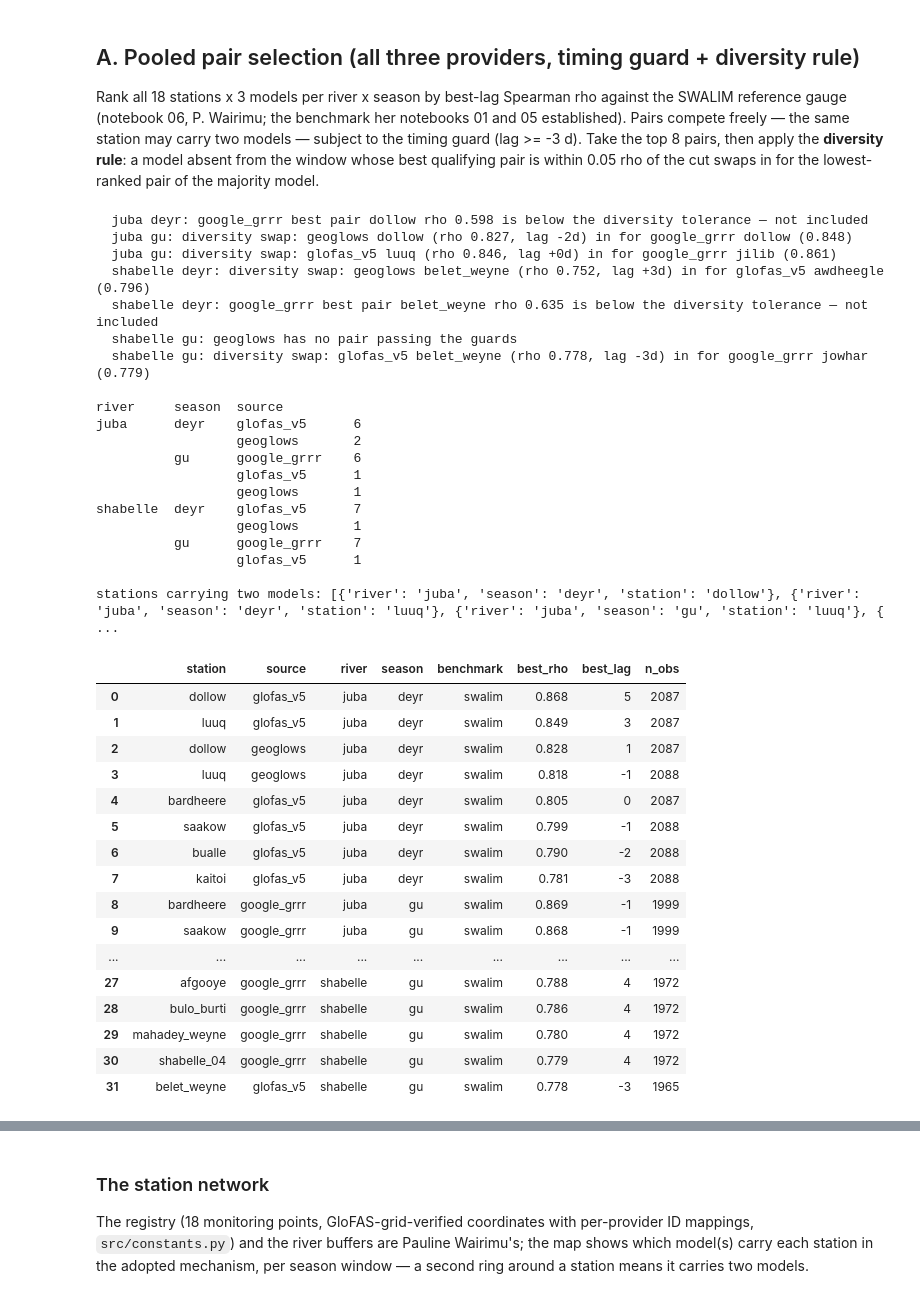
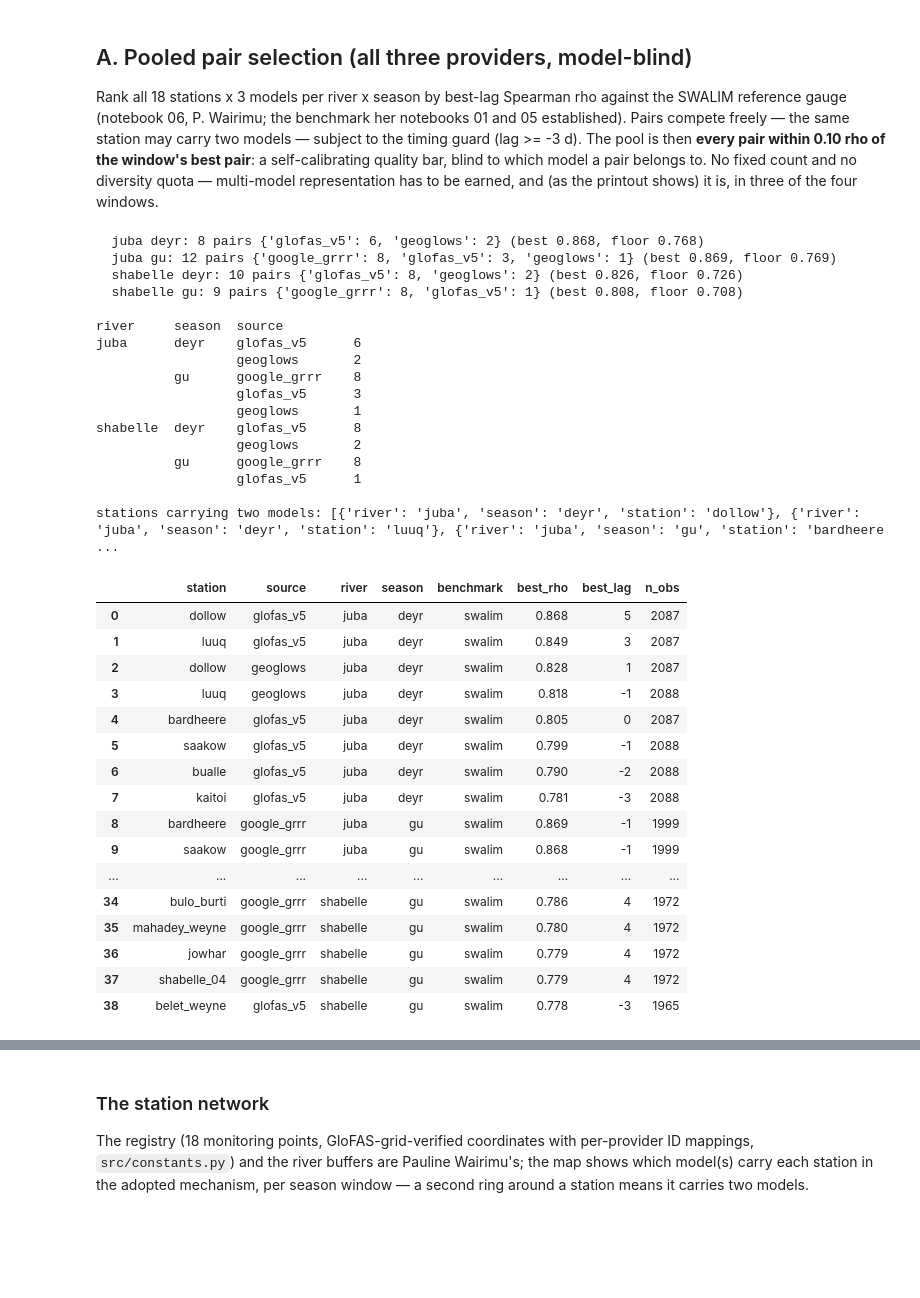
Before and after one commit to OCHA-DAP/ds-aa-som-floods, a Jupyter notebook: analysis/11_multisource_trigger.ipynb, the cells around one changed output, grey strips where cells are left out. Drawn from its saved outputs; the diff is of its cells as text; code cells hidden in the pictures; blank space fills up the shorter version.

```diff
--- a/analysis/11_multisource_trigger.ipynb
+++ b/analysis/11_multisource_trigger.ipynb
@@ -94,9 +96,8 @@ N_YEARS = YEARS[1] - YEARS[0] + 1
 YRS = set(range(YEARS[0], YEARS[1] + 1))
 RP_LEVELS = [3, 4, 5, 6]     # per-pair threshold grid (RP3+ rule, nb08)
 MIN_RHO = 0.5
-TOP_N = 8                    # pairs per river x season
 LAG_GUARD = -3               # pairs trailing the gauge by more are excluded
-DIV_TOL = 0.05               # diversity rule: absent model within this of the cut
+REL_TOL = 0.10               # pool = every pair within this of the window's best
 ACTION_MAX_LEAD = 6          # GloFAS "day" labels / GRRR leads (nb10 convention)
 READY_LEADS = (7, 12)
 GAUGE_BM = {"shabelle": "swalim_belet_weyne", "juba": "swalim_luuq"}
@@ -123,15 +124,16 @@ def bench_years(river, season, col="flood_3yr"):
 def basin_bench(river, col):
     return bench_years(river, "gu", col) | bench_years(river, "deyr", col)
 # %% [markdown]
-## A. Pooled pair selection (all three providers, timing guard + diversity rule)
+## A. Pooled pair selection (all three providers, model-blind)
 
 Rank all 18 stations x 3 models per river x season by best-lag Spearman rho
 against the SWALIM reference gauge (notebook 06, P. Wairimu; the benchmark
 her notebooks 01 and 05 established). Pairs compete freely — the same
 station may carry two models — subject to the timing guard (lag >= -3 d).
-Take the top 8 pairs, then apply the **diversity rule**: a model absent from
-the window whose best qualifying pair is within 0.05 rho of the cut swaps in
-for the lowest-ranked pair of the majority model.
+The pool is then **every pair within 0.10 rho of the window's best pair**:
+a self-calibrating quality bar, blind to which model a pair belongs to. No
+fixed count and no diversity quota — multi-model representation has to be
+earned, and (as the printout shows) it is, in three of the four windows.
 # %%
 cand = corr[(corr.benchmark == "swalim") & (corr.best_lag >= LAG_GUARD)
             & (corr.best_rho >= MIN_RHO)].copy()
@@ -139,77 +141,56 @@ cand = corr[(corr.benchmark == "swalim") & (corr.best_lag >= LAG_GUARD)
 sel_parts = []
 for (river, season), g in cand.groupby(["river", "season"]):
     g = g.sort_values("best_rho", ascending=False)
-    picked = g.head(TOP_N).copy()
-    for src in SOURCES:
-        if src in picked.source.values:
-            continue
-        best_pair = g[g.source == src].head(1)
-        if not len(best_pair):
-            print(f"  {river} {season}: {src} has no pair passing the guards")
-            continue
-        if best_pair.best_rho.iloc[0] >= picked.best_rho.min() - DIV_TOL:
-            # drop the lowest-ranked pair of the most-represented model
-            counts = picked.source.value_counts()
-            majority = counts.idxmax()
-            drop_idx = picked[picked.source == majority].best_rho.idxmin()
-            dropped = picked.loc[drop_idx]
-            picked = pd.concat([picked.drop(index=drop_idx), best_pair])
-            print(f"  {river} {season}: diversity swap: {src} "
-                  f"{best_pair.station.iloc[0]} (rho {best_pair.best_rho.iloc[0]:.3f}, "
-                  f"lag {int(best_pair.best_lag.iloc[0]):+d}d) in for {dropped.source} "
-                  f"{dropped.station} ({dropped.best_rho:.3f})")
-        else:
-            print(f"  {river} {season}: {src} best pair "
-                  f"{best_pair.station.iloc[0]} rho {best_pair.best_rho.iloc[0]:.3f} "
-                  f"is below the diversity tolerance — not included")
-    sel_parts.append(picked)
+    pool = g[g.best_rho >= g.best_rho.max() - REL_TOL]
+    sel_parts.append(pool)
+    print(f"  {river} {season}: {len(pool)} pairs "
+          f"{pool.source.value_counts().to_dict()} "
+          f"(best {pool.best_rho.max():.3f}, floor {pool.best_rho.max() - REL_TOL:.3f})")
 sel = (pd.concat(sel_parts)
        .sort_values(["river", "season", "best_rho"], ascending=[1, 1, 0])
        .reset_index(drop=True))
+POOL_SIZE = {k: len(v) for k, v in sel.groupby(["river", "season"])}
 print()
 print(sel.groupby(["river", "season"]).source.value_counts().to_string())
 dup = sel.groupby(["river", "season", "station"]).size()
 print("\nstations carrying two models:",
       dup[dup > 1].reset_index()[["river", "season", "station"]].to_dict("records"))
 sel
 # %% [output]
-  juba deyr: google_grrr best pair dollow rho 0.598 is below the diversity tolerance — not included
-  juba gu: diversity swap: geoglows dollow (rho 0.827, lag -2d) in for google_grrr dollow (0.848)
-  juba gu: diversity swap: glofas_v5 luuq (rho 0.846, lag +0d) in for google_grrr jilib (0.861)
-  shabelle deyr: diversity swap: geoglows belet_weyne (rho 0.752, lag +3d) in for glofas_v5 awdheegle (0.796)
-  shabelle deyr: google_grrr best pair belet_weyne rho 0.635 is below the diversity tolerance — not included
-  shabelle gu: geoglows has no pair passing the guards
-  shabelle gu: diversity swap: glofas_v5 belet_weyne (rho 0.778, lag -3d) in for google_grrr jowhar (0.779)
+  juba deyr: 8 pairs {'glofas_v5': 6, 'geoglows': 2} (best 0.868, floor 0.768)
+  juba gu: 12 pairs {'google_grrr': 8, 'glofas_v5': 3, 'geoglows': 1} (best 0.869, floor 0.769)
+  shabelle deyr: 10 pairs {'glofas_v5': 8, 'geoglows': 2} (best 0.826, floor 0.726)
+  shabelle gu: 9 pairs {'google_grrr': 8, 'glofas_v5': 1} (best 0.808, floor 0.708)
 
 river     season  source
 juba      deyr    glofas_v5      6
                   geoglows       2
-          gu      google_grrr    6
-                  glofas_v5      1
+          gu      google_grrr    8
+                  glofas_v5      3
                   geoglows       1
-shabelle  deyr    glofas_v5      7
-                  geoglows       1
-          gu      google_grrr    7
+shabelle  deyr    glofas_v5      8
+                  geoglows       2
+          gu      google_grrr    8
                   glofas_v5      1
 
-stations carrying two models: [{'river': 'juba', 'season': 'deyr', 'station': 'dollow'}, {'river': 'juba', 'season': 'deyr', 'station': 'luuq'}, {'river': 'juba', 'season': 'gu', 'station': 'luuq'}, { ...
+stations carrying two models: [{'river': 'juba', 'season': 'deyr', 'station': 'dollow'}, {'river': 'juba', 'season': 'deyr', 'station': 'luuq'}, {'river': 'juba', 'season': 'gu', 'station': 'bardheere ...
 |  | station | source | river | season | benchmark | best_rho | best_lag | n_obs |
 | 0 | dollow | glofas_v5 | juba | deyr | swalim | 0.868 | 5 | 2087 |
 | 1 | luuq | glofas_v5 | juba | deyr | swalim | 0.849 | 3 | 2087 |
 | 2 | dollow | geoglows | juba | deyr | swalim | 0.828 | 1 | 2087 |
 | 3 | luuq | geoglows | juba | deyr | swalim | 0.818 | -1 | 2088 |
 | 4 | bardheere | glofas_v5 | juba | deyr | swalim | 0.805 | 0 | 2087 |
 | 5 | saakow | glofas_v5 | juba | deyr | swalim | 0.799 | -1 | 2088 |
 | 6 | bualle | glofas_v5 | juba | deyr | swalim | 0.790 | -2 | 2088 |
 | 7 | kaitoi | glofas_v5 | juba | deyr | swalim | 0.781 | -3 | 2088 |
 | 8 | bardheere | google_grrr | juba | gu | swalim | 0.869 | -1 | 1999 |
 | 9 | saakow | google_grrr | juba | gu | swalim | 0.868 | -1 | 1999 |
 | ... | ... | ... | ... | ... | ... | ... | ... | ... |
-| 27 | afgooye | google_grrr | shabelle | gu | swalim | 0.788 | 4 | 1972 |
-| 28 | bulo_burti | google_grrr | shabelle | gu | swalim | 0.786 | 4 | 1972 |
-| 29 | mahadey_weyne | google_grrr | shabelle | gu | swalim | 0.780 | 4 | 1972 |
-| 30 | shabelle_04 | google_grrr | shabelle | gu | swalim | 0.779 | 4 | 1972 |
-| 31 | belet_weyne | glofas_v5 | shabelle | gu | swalim | 0.778 | -3 | 1965 |
+| 34 | bulo_burti | google_grrr | shabelle | gu | swalim | 0.786 | 4 | 1972 |
+| 35 | mahadey_weyne | google_grrr | shabelle | gu | swalim | 0.780 | 4 | 1972 |
+| 36 | jowhar | google_grrr | shabelle | gu | swalim | 0.779 | 4 | 1972 |
+| 37 | shabelle_04 | google_grrr | shabelle | gu | swalim | 0.779 | 4 | 1972 |
+| 38 | belet_weyne | glofas_v5 | shabelle | gu | swalim | 0.778 | -3 | 1965 |
 # %%
 fig, axes = plt.subplots(2, 2, figsize=(12, 8), sharey=True)
 combos = [("juba", "gu"), ("juba", "deyr"), ("shabelle", "gu"), ("shabelle", "deyr")]
```
Also changed, not shown: parts of 15 cells of this notebook, 10 other files.
